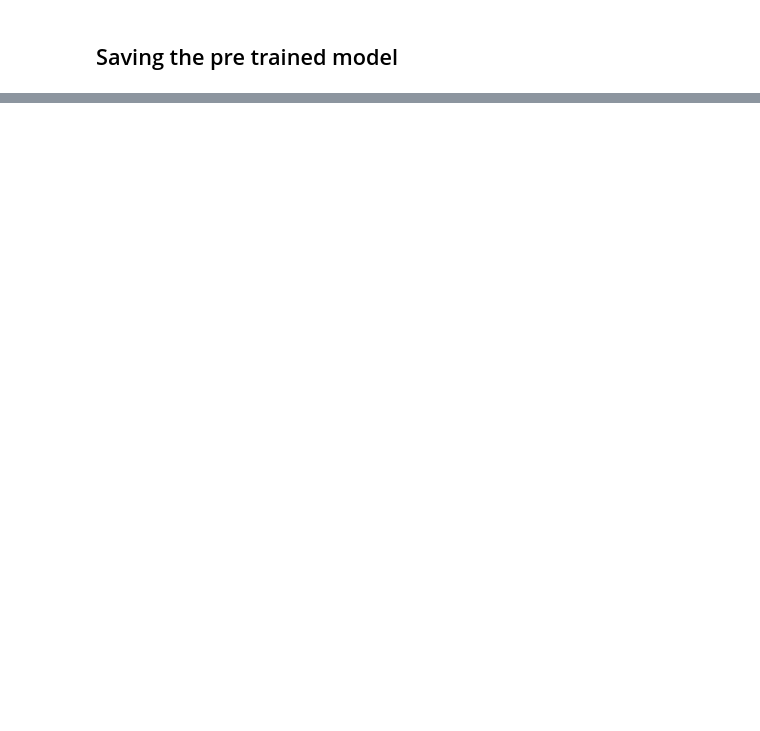
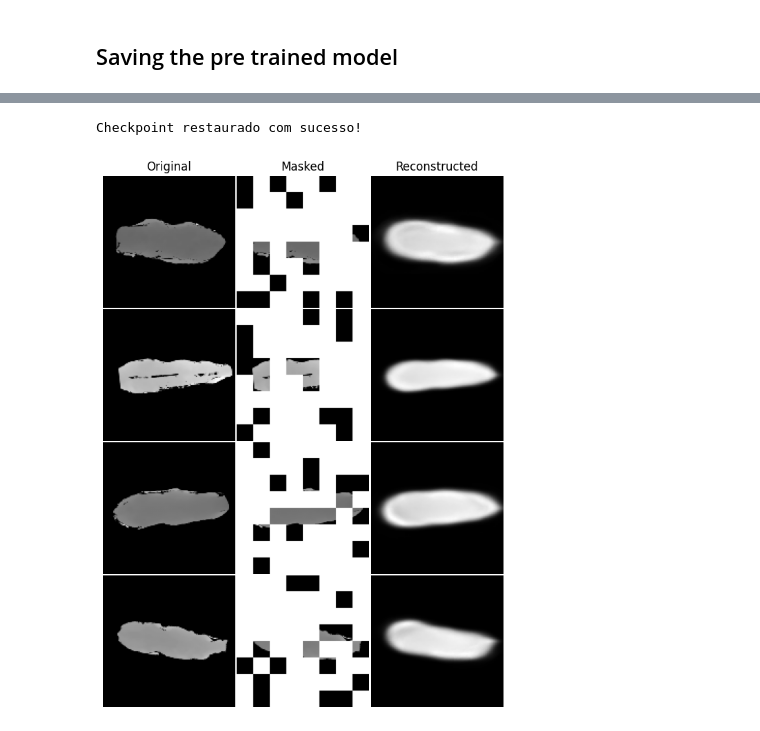
Before and after one commit to Green-AI-Lab-GAIA/masked-autoencoders-cows, a Jupyter notebook: pre-training.ipynb, the cells around one changed output, grey strips where cells are left out. Drawn from its saved outputs; the diff is of its cells as text; code cells hidden in the pictures; blank space fills up the shorter version.

Commit message:
Fixing bug in checkpoint saving

```diff
--- a/pre-training.ipynb
+++ b/pre-training.ipynb
@@ -997,0 +462,50 @@ with open(check_point + "history.json", 'w') as json_file:
+# %%
+# instantiate the models
+
+
+
+train_augmentation_model = get_train_augmentation_model()
+test_augmentation_model = get_test_augmentation_model()
+patch_layer = Patches()
+patch_encoder = PatchEncoder()
+encoder = create_encoder()
+decoder = create_decoder()
+
+model = MaskedAutoencoder(
+    train_augmentation_model=train_augmentation_model,
+    test_augmentation_model=test_augmentation_model,
+    patch_layer=patch_layer,
+    patch_encoder=patch_encoder,
+    encoder=encoder,
+    decoder=decoder,
+)
+
+optimizer = tf.optimizers.AdamW(learning_rate=scheduled_lrs, weight_decay=WEIGHT_DECAY)
+
+#Compile and pretrain the model.
+model.compile( optimizer=optimizer, loss=keras.losses.MeanSquaredError(), metrics=["mae"])
+# %%
+import tensorflow as tf
+
+check_point = "pre-trained-models/mp75/"
+
+# Criando o checkpoint para restaurar
+checkpoint = tf.train.Checkpoint(
+    patch_encoder=model.patch_encoder,
+    encoder=model.encoder,
+    decoder=model.decoder
+)
+
+# Defina o diretório onde o checkpoint foi salvo
+checkpoint_directory = check_point + 'mae_model/'
+
+# Verifique se o checkpoint existe e faça a restauração
+latest_checkpoint = tf.train.latest_checkpoint(checkpoint_directory)
+
+if latest_checkpoint:
+    checkpoint.restore(latest_checkpoint).expect_partial()
+    print("Checkpoint restored successfully!")
+else:
+    print("No checkpoint found.")
+# %% [output]
+Checkpoint restaurado com sucesso!
@@ -997,0 +574,10 @@ with open(check_point + "history.json", 'w') as json_file:
+# %%
+images = next(iter(test_dataset))
+
+augmented_images = test_augmentation_model(images)
+# %%
+
+# augmented_images = test_augmentation_model(images)
+visualize_results(model, augmented_images)
+# %% [output]
+[figure, added]
```
Also changed, not shown: parts of 27 cells of this notebook, 3 other files.
